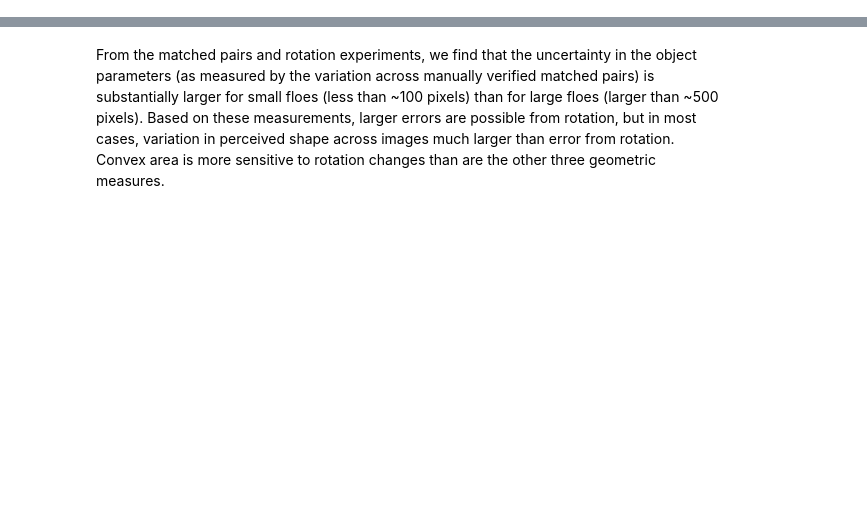
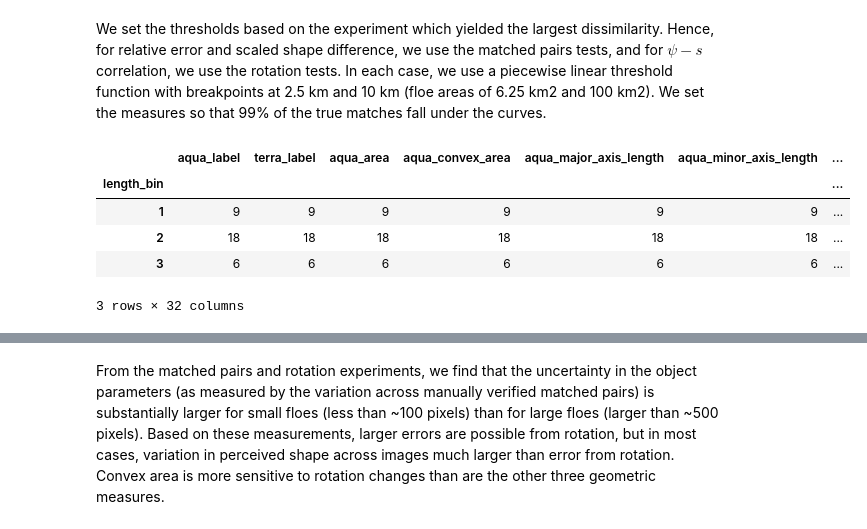
Before and after one commit to danielmwatkins/calval_tgrs, a Jupyter notebook: notebooks/tracker_matched_pairs_test_results.ipynb, the cells around one changed output, grey strips where cells are left out. Saved outputs shown, nothing was run; the diff lists cells and outputs as text; code cells hidden in the pictures; blank space fills up the shorter version.

```diff
--- a/notebooks/tracker_matched_pairs_test_results.ipynb
+++ b/notebooks/tracker_matched_pairs_test_results.ipynb
@@ -4,0 +5,2 @@
+# %% [markdown]
+We set the thresholds based on the experiment which yielded the largest dissimilarity. Hence, for relative error and scaled shape difference, we use the matched pairs tests, and for $\psi-s$ correlation, we use the rotation tests. In each case, we use a piecewise linear threshold function with breakpoints at 2.5 km and 10 km (floe areas of 6.25 km2 and 100 km2). We set the measures so that 99% of the true matches fall under the curves.
@@ -4,0 +30,15 @@
+# %%
+lower_bound = 0.5
+upper_bound = 0.3
+
+adr_area_threshold = lambda x: np.array([piecewise_threshold(y,
+                    length_min, length_max,  0.4,  upper_bound) for y in x])
+below_threshold = adr_area_threshold(df_train['L']) > df_train['adr_area']
+df_train.loc[~below_threshold, :].groupby("length_bin").count()
+# %% [output]
+|  | aqua_label | terra_label | aqua_area | aqua_convex_area | aqua_major_axis_length | aqua_minor_axis_length | ... |
+| length_bin |  |  |  |  |  |  | ... |
+| 1 | 9 | 9 | 9 | 9 | 9 | 9 | ... |
+| 2 | 18 | 18 | 18 | 18 | 18 | 18 | ... |
+| 3 | 6 | 6 | 6 | 6 | 6 | 6 | ... |
+3 rows × 32 columns
```
Also changed, not shown: parts of 14 cells of this notebook, 2 other files.
